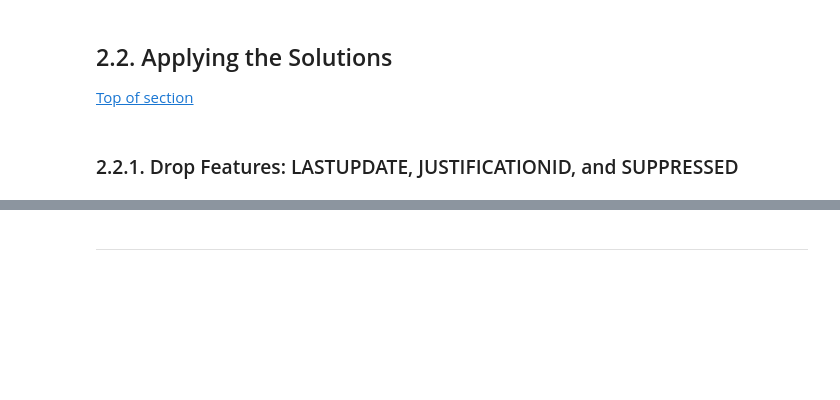
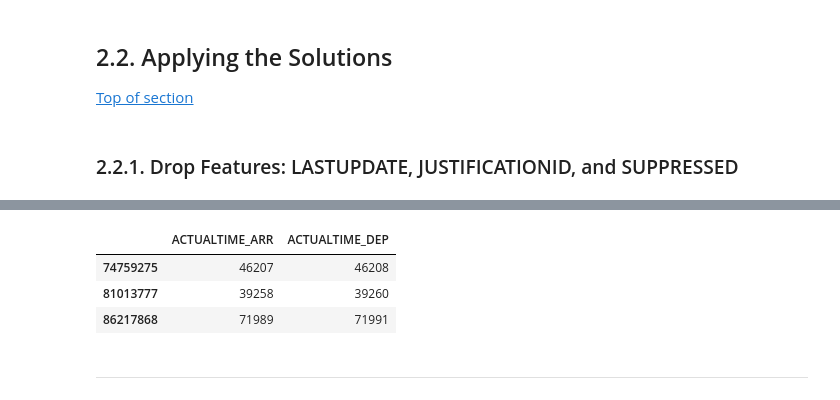
Before and after one commit to CityRoute/Data-Analytics-CityRoute, a Jupyter notebook: Conor-Cleaning_and_Prep.ipynb, the cells around one changed output, grey strips where cells are left out. Drawn from its saved outputs; the diff is of its cells as text; code cells hidden in the pictures; blank space fills up the shorter version.

```diff
--- a/Conor-Cleaning_and_Prep.ipynb
+++ b/Conor-Cleaning_and_Prep.ipynb
@@ -633,4 +466,0 @@ df_leavetimes = df_leavetimes.drop(columns=['LASTUPDATE','JUSTIFICATIONID','SUPP
-# %%
-# drop rows found in check 2
-df_leavetimes = df_leavetimes.drop(index=check_2.index)
-print(f"Number of rows dropped: {len(check_2.index)}")
@@ -638,0 +475,5 @@ Number of rows dropped: 3
+# %%
+# swap ACTUALTIME_ARR and ACTUALTIME_DEP values for illogical rows
+for i in check_2.index:
+    df_leavetimes['ACTUALTIME_ARR'][i] = check_2['ACTUALTIME_DEP'][i]
+    df_leavetimes['ACTUALTIME_DEP'][i] = check_2['ACTUALTIME_ARR'][i]
@@ -639,3 +489,11 @@ Number of rows dropped: 3
+# %%
+# check values have been swapped
+df_leavetimes[['ACTUALTIME_ARR','ACTUALTIME_DEP']].iloc[[74759275,81013777,86217868]]
+# %% [output]
+|  | ACTUALTIME_ARR | ACTUALTIME_DEP |
+| 74759275 | 46207 | 46208 |
+| 81013777 | 39258 | 39260 |
+| 86217868 | 71989 | 71991 |
 # %% [markdown]
 ***
 # %% [markdown]
```
Also changed, not shown: parts of 90 cells of this notebook.
